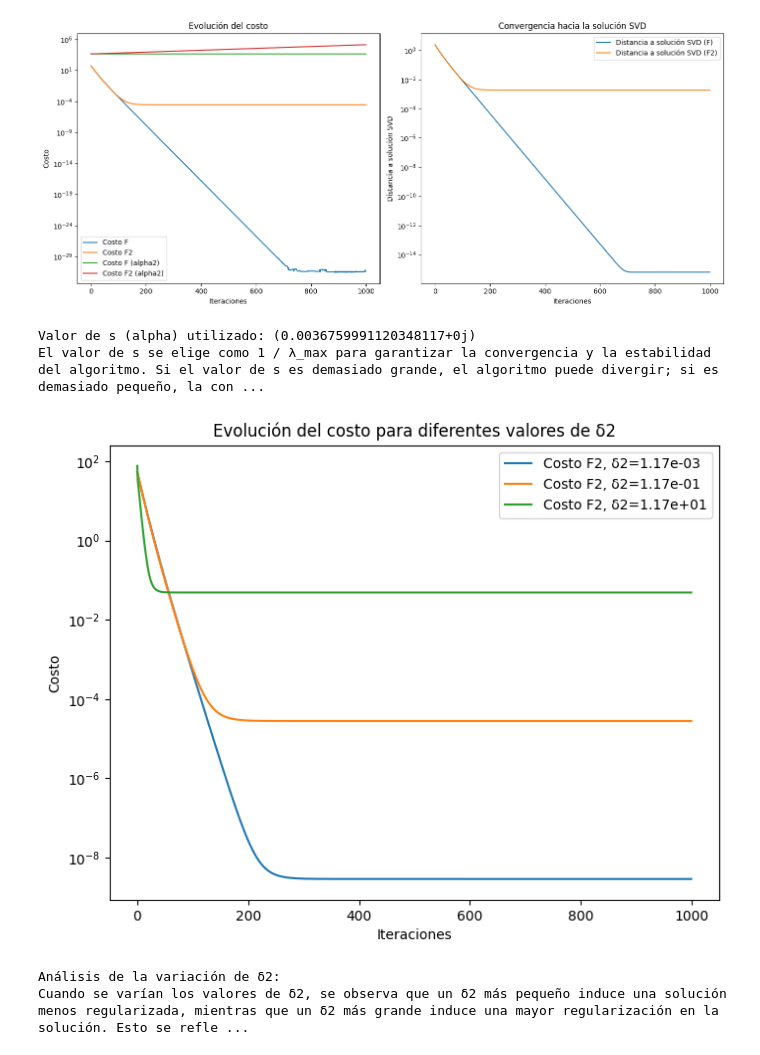
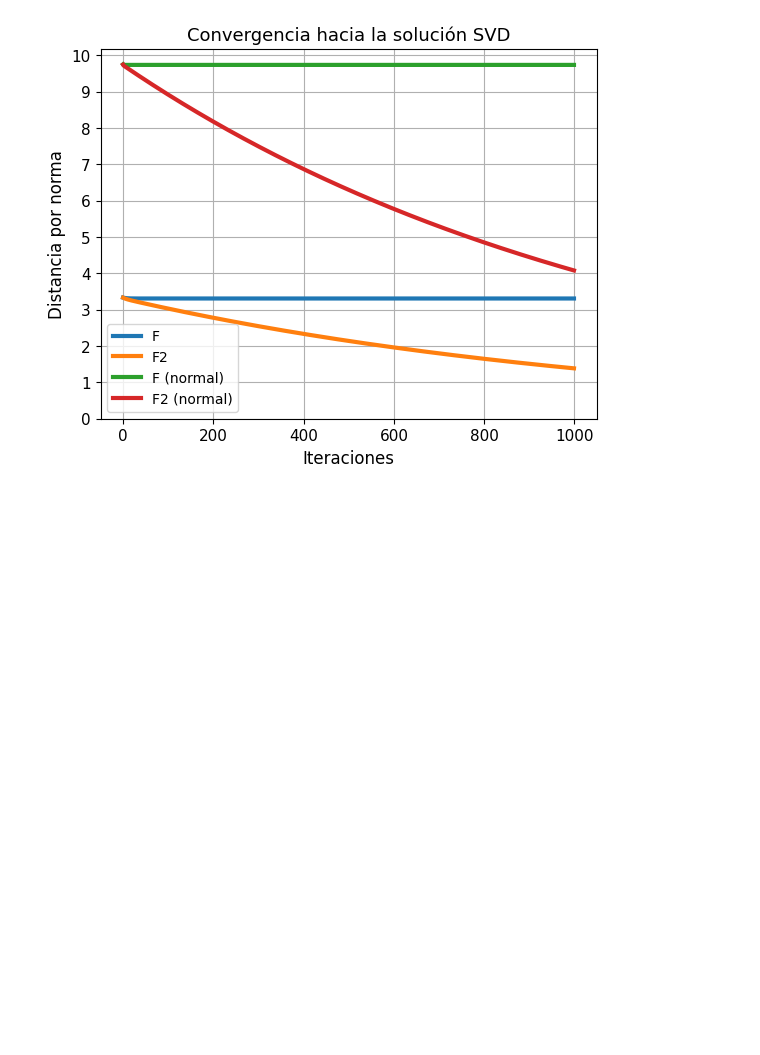
Before and after one commit to BrunoDC-dev/Metodos-numericos-2, a Jupyter notebook: TP4/t1.ipynb, the cells around one changed output. Saved outputs shown, nothing was run; the diff lists cells and outputs as text; code cells hidden in the pictures; blank space fills up the shorter version.

```diff
--- a/TP4/t1.ipynb
+++ b/TP4/t1.ipynb
@@ -103,59 +91,15 @@ Solución utilizando gradiente descendente para F: [ 0.00924491+0.j  0.02087313+
-# %%
-# Graficar la evolución del costo
-plt.figure(figsize=(14, 6))
-
-plt.subplot(1, 2, 1)
-plt.semilogy(cost_history_F, label='Costo F')
-plt.semilogy(cost_history_F2, label='Costo F2')
-plt.semilogy(cost_history_F_a2, label='Costo F (alpha2)')
-plt.semilogy(cost_history_F2_a2, label='Costo F2 (alpha2)')
-plt.xlabel('Iteraciones')
-plt.ylabel('Costo')
-plt.legend()
-plt.title('Evolución del costo')
-
-plt.subplot(1, 2, 2)
-plt.semilogy(np.linalg.norm(np.array(x_history_F) - x_svd, axis=1), label='Distancia a solución SVD (F)')
-plt.semilogy(np.linalg.norm(np.array(x_history_F2) - x_svd, axis=1), label='Distancia a solución SVD (F2)')
-plt.xlabel('Iteraciones')
-plt.ylabel('Distancia a solución SVD')
-plt.legend()
-plt.title('Convergencia hacia la solución SVD')
-
-plt.tight_layout()
-plt.show()
-
-# Análisis
-print(f"\nValor de s (alpha) utilizado: {alpha}")
-print("El valor de s se elige como 1 / λ_max para garantizar la convergencia y la estabilidad del algoritmo. "
-      "Si el valor de s es demasiado grande, el algoritmo puede divergir; si es demasiado pequeño, "
-      "la convergencia será muy lenta.")
-
-# Variación de δ2
-delta2_values = [10**(-4) * sigma_max, 10**(-2) * sigma_max, 10**(0) * sigma_max]
-cost_histories = []
-
-for delta2 in delta2_values:
-    _, cost_history_F2_varied, _ = gradient_descent(A, b, alpha, num_iterations, regularization='L2', delta2=delta2)
-    cost_histories.append(cost_history_F2_varied)
-
-plt.figure(figsize=(8, 6))
-for i, delta2 in enumerate(delta2_values):
-    plt.semilogy(cost_histories[i], label=f'Costo F2, δ2={delta2:.2e}')
-plt.xlabel('Iteraciones')
-plt.ylabel('Costo')
-plt.legend()
-plt.title('Evolución del costo para diferentes valores de δ2')
-plt.show()
-
-print("Análisis de la variación de δ2:")
-print("Cuando se varían los valores de δ2, se observa que un δ2 más pequeño induce una solución menos regularizada, "
-      "mientras que un δ2 más grande induce una mayor regularización en la solución. "
-      "Esto se refleja en la evolución del costo y la convergencia del algoritmo.")
-# %% [output]
-[figure, removed]
-Valor de s (alpha) utilizado: (0.0036759991120348117+0j)
-El valor de s se elige como 1 / λ_max para garantizar la convergencia y la estabilidad del algoritmo. Si el valor de s es demasiado grande, el algoritmo puede divergir; si es demasiado pequeño, la con ...
-[figure, removed]
-Análisis de la variación de δ2:
-Cuando se varían los valores de δ2, se observa que un δ2 más pequeño induce una solución menos regularizada, mientras que un δ2 más grande induce una mayor regularización en la solución. Esto se refle ...
+# %%
+plt.plot(np.linalg.norm(np.array(x_history_F) - x_svd, axis=1), label='F ', linewidth=3)
+plt.plot(np.linalg.norm(np.array(x_history_F2) - x_svd, axis=1), label='F2', linewidth=3)
+plt.plot(np.linalg.norm(np.array(x_history_F_n) - x_svd_n, axis=1), label='F (normal)', linewidth=3)
+plt.plot(np.linalg.norm(np.array(x_history_F2_n) - x_svd_n, axis=1), label='F2 (normal)', linewidth=3)
+plt.xlabel('Iteraciones', fontsize=12)
+plt.ylabel('Distancia por norma', fontsize=12)
+plt.legend(fontsize=10)
+plt.title('Convergencia hacia la solución SVD', fontsize=13)
+plt.xticks(fontsize=11)
+plt.yticks(np.arange(0, 11, 1), fontsize=11)
+plt.grid()
+plt.show()
+# %% [output]
+[figure, added]
```
Also changed, not shown: parts of 3 cells of this notebook.
